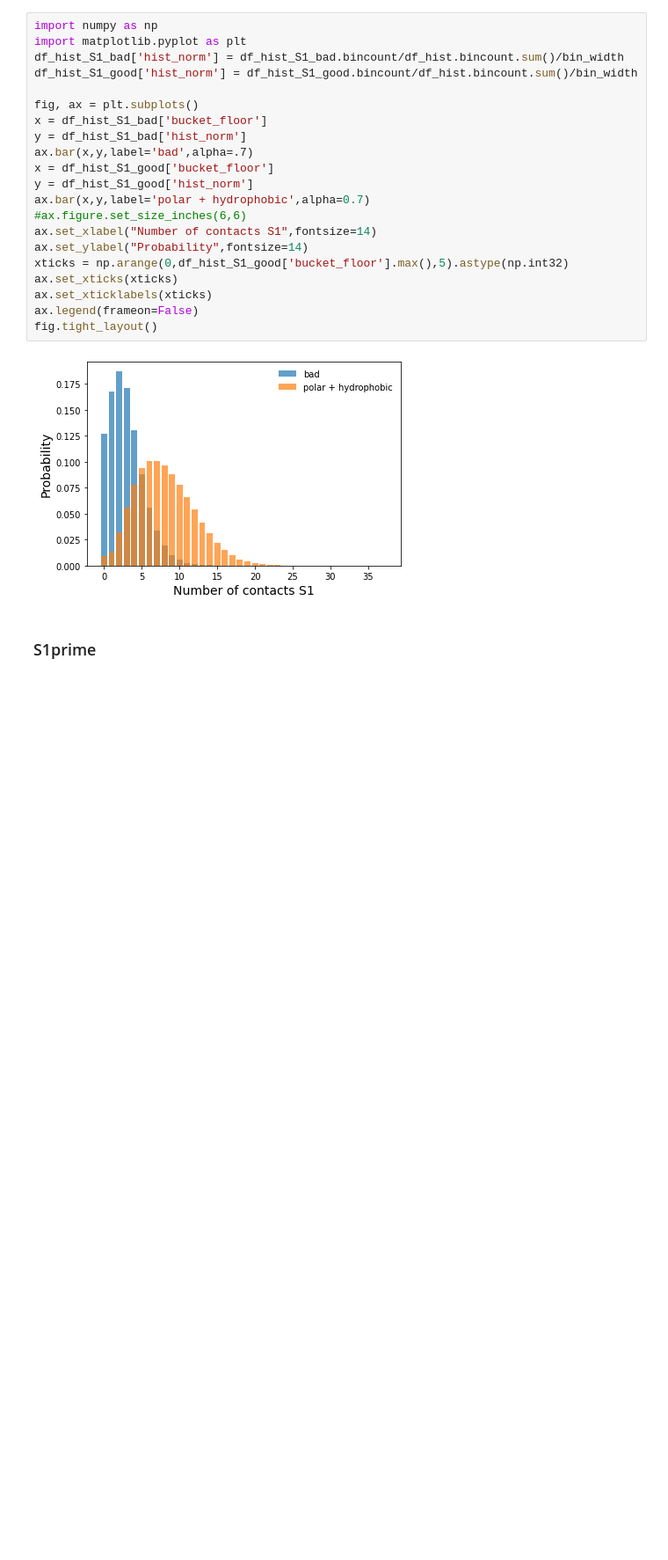
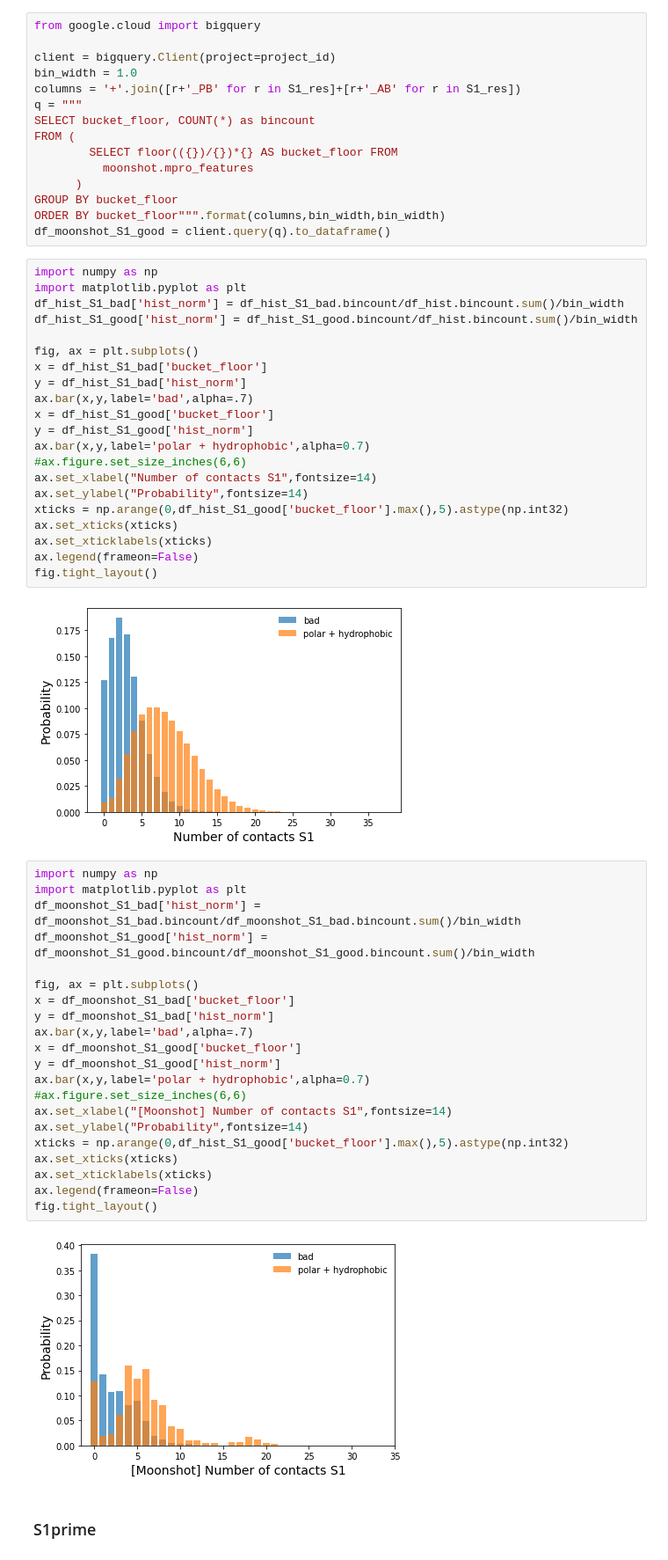
Before and after one commit to jglaser/gigadocking_notebooks, a Jupyter notebook: Gigadocking.ipynb, the cells around one changed output. Shown at 88% size. Cells and saved outputs as stored; diff of their text form; blank space fills up the shorter version.

```diff
--- a/Gigadocking.ipynb
+++ b/Gigadocking.ipynb
@@ -396,3 +409,18 @@ df_hist_S1_good = client.query(q).to_dataframe()
+# %%
+from google.cloud import bigquery
+
+client = bigquery.Client(project=project_id)
+bin_width = 1.0
+columns = '+'.join([r+'_PB' for r in S1_res]+[r+'_AB' for r in S1_res])
+q = """
+SELECT bucket_floor, COUNT(*) as bincount
+FROM (
+        SELECT floor(({})/{})*{} AS bucket_floor FROM
+          moonshot.mpro_features
+      )
+GROUP BY bucket_floor
+ORDER BY bucket_floor""".format(columns,bin_width,bin_width)
+df_moonshot_S1_good = client.query(q).to_dataframe()
 # %%
 import numpy as np
 import matplotlib.pyplot as plt
@@ -416,6 +444,29 @@ ax.legend(frameon=False)
 fig.tight_layout()
 # %% [output]
 [figure]
+# %%
+import numpy as np
+import matplotlib.pyplot as plt
+df_moonshot_S1_bad['hist_norm'] = df_moonshot_S1_bad.bincount/df_moonshot_S1_bad.bincount.sum()/bin_width
+df_moonshot_S1_good['hist_norm'] = df_moonshot_S1_good.bincount/df_moonshot_S1_good.bincount.sum()/bin_width
+
+fig, ax = plt.subplots()
+x = df_moonshot_S1_bad['bucket_floor']
+y = df_moonshot_S1_bad['hist_norm']
+ax.bar(x,y,label='bad',alpha=.7)
+x = df_moonshot_S1_good['bucket_floor']
+y = df_moonshot_S1_good['hist_norm']
+ax.bar(x,y,label='polar + hydrophobic',alpha=0.7)
+#ax.figure.set_size_inches(6,6)
+ax.set_xlabel("[Moonshot] Number of contacts S1",fontsize=14)
+ax.set_ylabel("Probability",fontsize=14)
+xticks = np.arange(0,df_hist_S1_good['bucket_floor'].max(),5).astype(np.int32)
+ax.set_xticks(xticks)
+ax.set_xticklabels(xticks)
+ax.legend(frameon=False)
+fig.tight_layout()
+# %% [output]
+[figure, added]
 # %% [markdown]
 ### S1prime
 # %%
```
Also changed, not shown: parts of 19 cells of this notebook.
